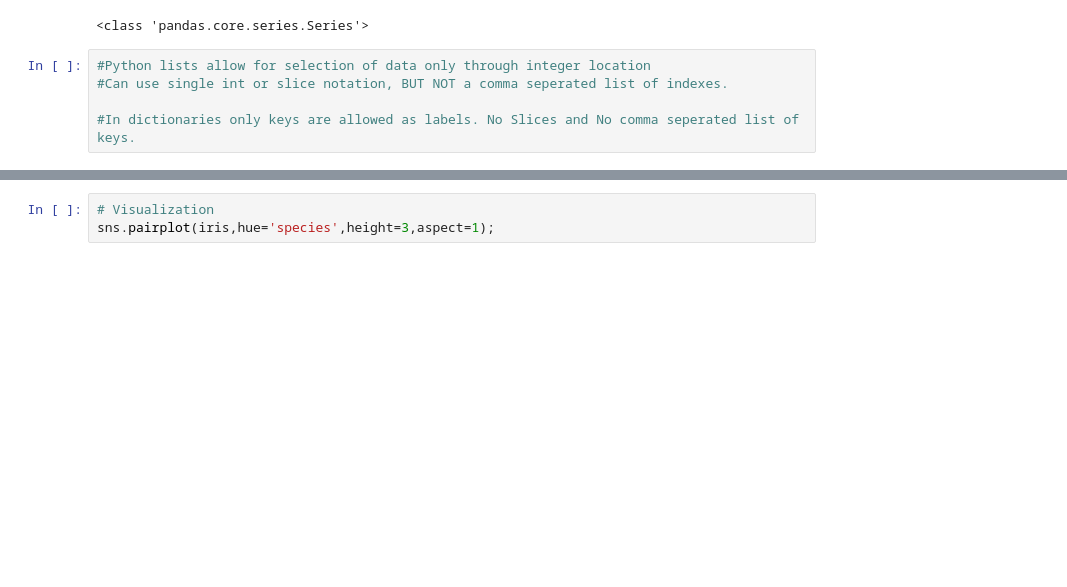
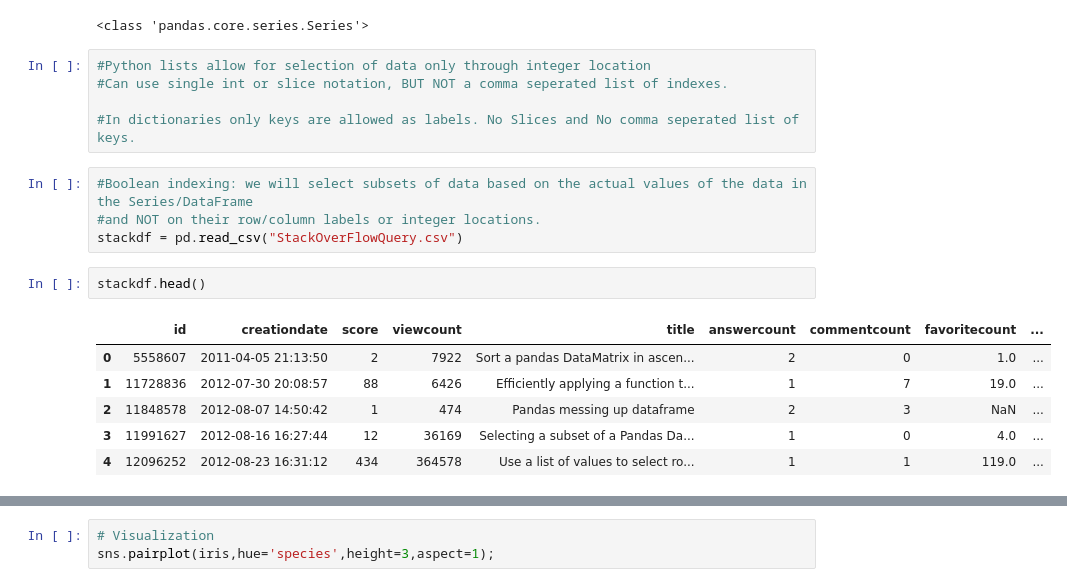
Before and after one commit to apoorvsemwal/Scale_Up, a Jupyter notebook: Python/Practice/Iris1.ipynb, the cells around one changed output, grey strips where cells are left out. Saved outputs shown, nothing was run; the diff lists cells and outputs as text; blank space fills up the shorter version.

```diff
--- a/Python/Practice/Iris1.ipynb
+++ b/Python/Practice/Iris1.ipynb
@@ -324,3 +341,16 @@ print(type(iris.sepal_length))
 #Can use single int or slice notation, BUT NOT a comma seperated list of indexes.
 
 #In dictionaries only keys are allowed as labels. No Slices and No comma seperated list of keys.
+# %%
+#Boolean indexing: we will select subsets of data based on the actual values of the data in the Series/DataFrame
+#and NOT on their row/column labels or integer locations.
+stackdf = pd.read_csv("StackOverFlowQuery.csv")
+# %%
+stackdf.head()
+# %% [output]
+|  | id | creationdate | score | viewcount | title | answercount | commentcount | favoritecount | ... |
+| 0 | 5558607 | 2011-04-05 21:13:50 | 2 | 7922 | Sort a pandas DataMatrix in ascen... | 2 | 0 | 1.0 | ... |
+| 1 | 11728836 | 2012-07-30 20:08:57 | 88 | 6426 | Efficiently applying a function t... | 1 | 7 | 19.0 | ... |
+| 2 | 11848578 | 2012-08-07 14:50:42 | 1 | 474 | Pandas messing up dataframe | 2 | 3 | NaN | ... |
+| 3 | 11991627 | 2012-08-16 16:27:44 | 12 | 36169 | Selecting a subset of a Pandas Da... | 1 | 0 | 4.0 | ... |
+| 4 | 12096252 | 2012-08-23 16:31:12 | 434 | 364578 | Use a list of values to select ro... | 1 | 1 | 119.0 | ... |
```
Also changed, not shown: parts of 19 cells of this notebook, 1 other file.
